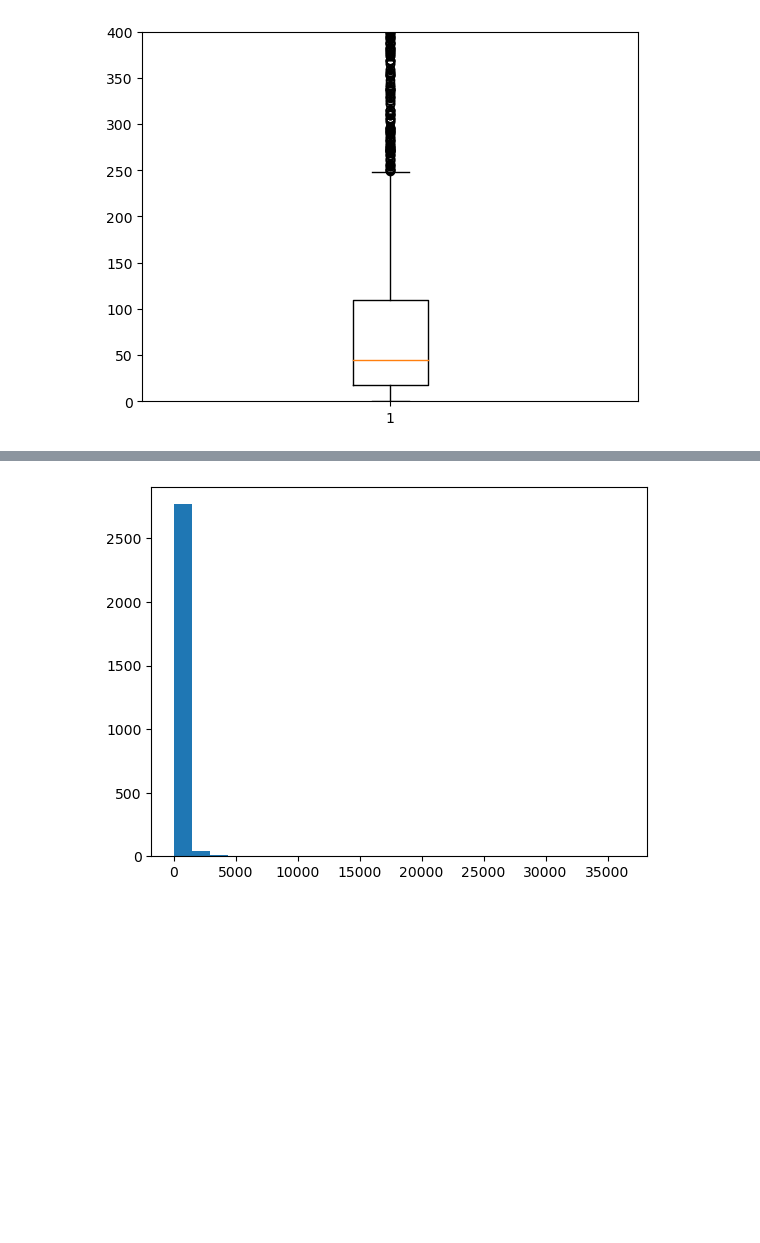
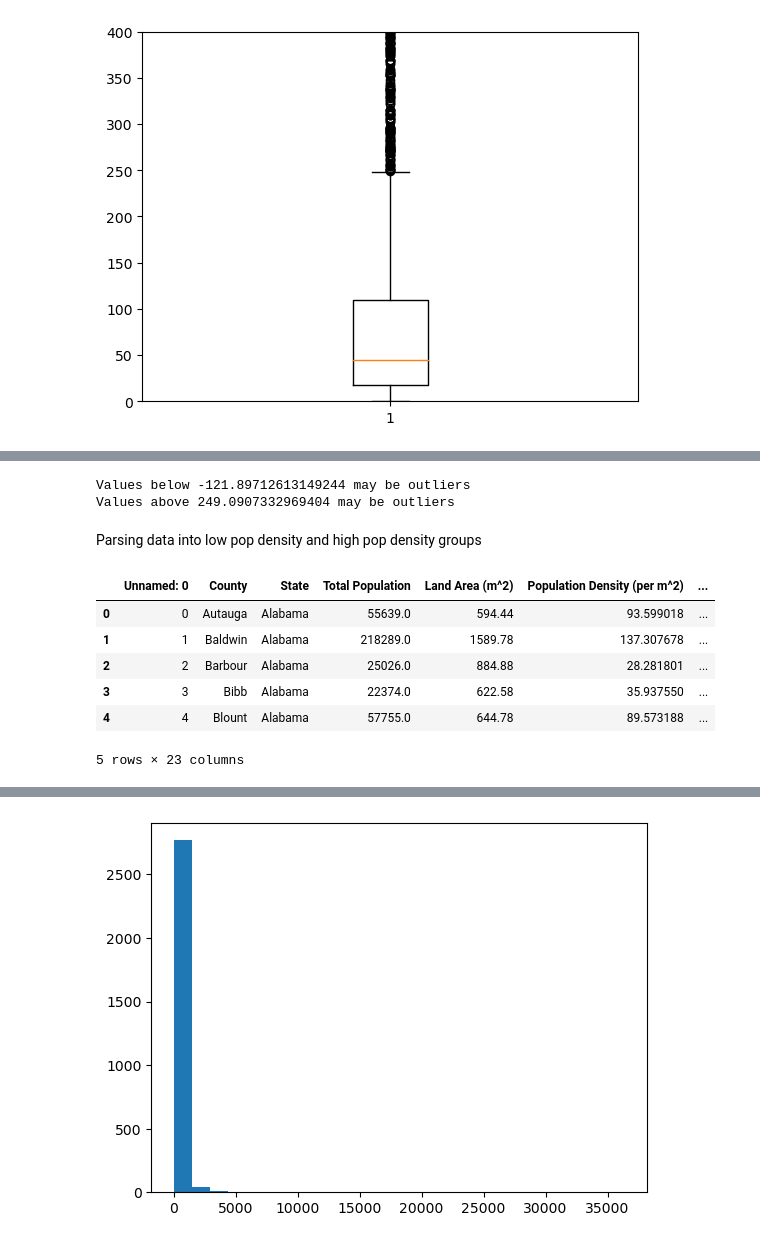
Before and after one commit to Morgen-Henry/Project-1, a Jupyter notebook: eco_health.ipynb, the cells around one changed output, grey strips where cells are left out. Cells and saved outputs as stored; diff of their text form; code cells hidden in the pictures; blank space fills up the shorter version.

```diff
--- a/eco_health.ipynb
+++ b/eco_health.ipynb
@@ -53,0 +66,26 @@ plt.ylim(0,400)
+# %%
+quartiles = complete_df['Population Density (per m^2)'].quantile([.25,.5,.75])
+lowerq = quartiles[0.25]
+upperq = quartiles[0.75]
+iqr = upperq-lowerq
+
+lower_bound = lowerq - (1.5*iqr)
+upper_bound = upperq + (1.5*iqr)
+print(f'Values below {lower_bound} may be outliers')
+print(f'Values above {upper_bound} may be outliers')
+# %% [output]
+Values below -121.89712613149244 may be outliers
+Values above 249.0907332969404 may be outliers
+# %% [markdown]
+Parsing data into low pop density and high pop density groups
+# %%
+low_den_df = complete_df.loc[complete_df['Population Density (per m^2)']<upper_bound]
+low_den_df.head()
+# %% [output]
+|  | Unnamed: 0 | County | State | Total Population | Land Area (m^2) | Population Density (per m^2) | ... |
+| 0 | 0 | Autauga | Alabama | 55639.0 | 594.44 | 93.599018 | ... |
+| 1 | 1 | Baldwin | Alabama | 218289.0 | 1589.78 | 137.307678 | ... |
+| 2 | 2 | Barbour | Alabama | 25026.0 | 884.88 | 28.281801 | ... |
+| 3 | 3 | Bibb | Alabama | 22374.0 | 622.58 | 35.937550 | ... |
+| 4 | 4 | Blount | Alabama | 57755.0 | 644.78 | 89.573188 | ... |
+5 rows × 23 columns
```
Also changed, not shown: parts of 8 cells of this notebook, 1 other file.
